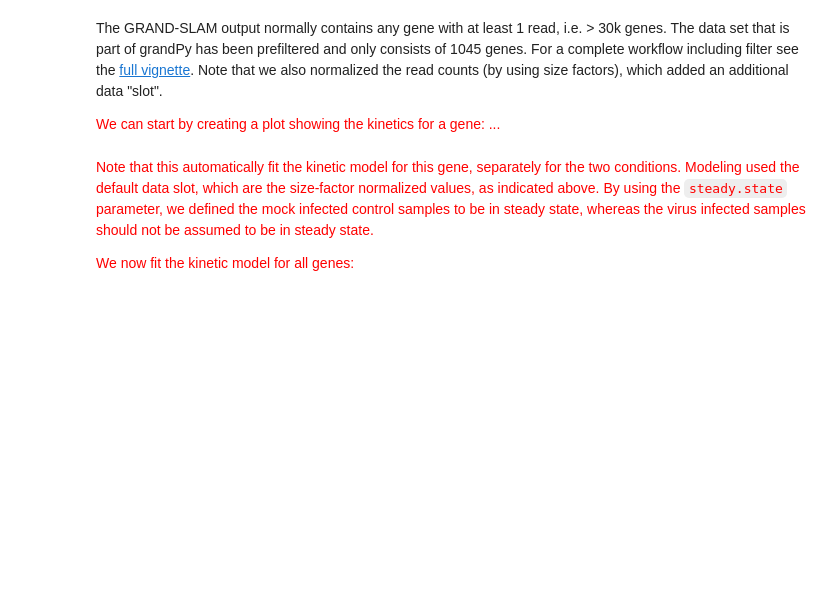
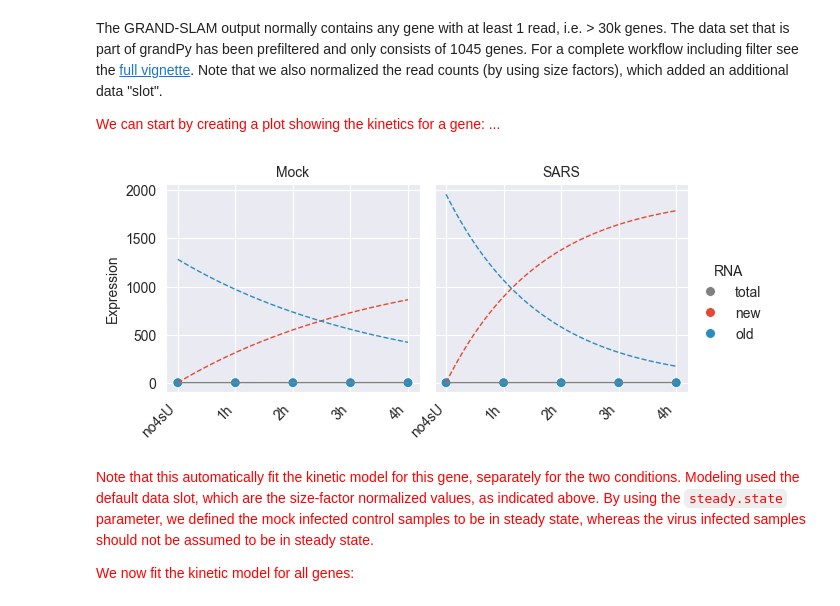
Before and after one commit to maus2310/GrandPy, a Jupyter notebook: Py/vignettes/vignette_00_getting_started.ipynb, the cells around one changed output. Saved outputs shown, nothing was run; the diff lists cells and outputs as text; code cells hidden in the pictures; blank space fills up the shorter version.

```diff
--- a/Py/vignettes/vignette_00_getting_started.ipynb
+++ b/Py/vignettes/vignette_00_getting_started.ipynb
@@ -20,7 +29,9 @@ The GRAND-SLAM output normally contains any gene with at least 1 read, i.e. > 30
 
 <span style="color:red"> We can start by creating a plot showing the kinetics for a gene: ...</span>
 # %%
-plot_gene_progressive_timecourse(data=sars, gene="SRSF6", slot="ntr", time="duration.4sU.original", show_ci=False, exact_tics=True, rescale=True, size=50)
+plot_gene_progressive_timecourse(data=sars, gene="SRSF6", slot="ntr", time="duration.4sU.original", exact_tics=True, size=50)
+# %% [output]
+[figure, added]
 # %% [markdown]
 <span style="color:red">Note that this automatically fit the kinetic model for this gene, separately for the two conditions. Modeling used the default data slot, which are the size-factor normalized values, as indicated above. By using the `steady.state` parameter, we defined the mock infected control samples to be in steady state, whereas the virus infected samples should not be assumed to be in steady state. </span>
 
```
Also changed, not shown: parts of 5 cells of this notebook, 2 other files.
